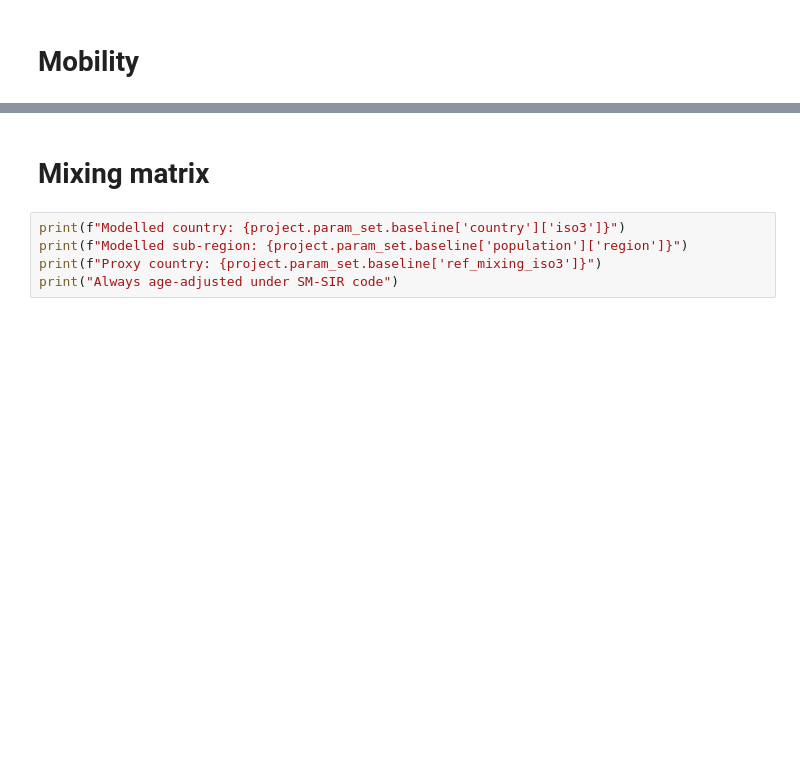
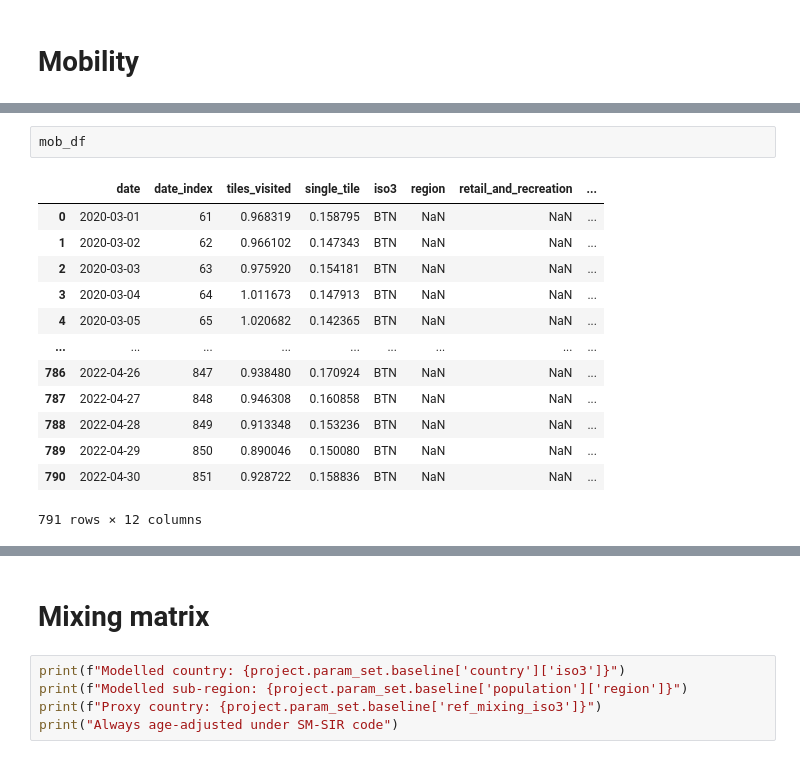
Before and after one commit to monash-emu/AuTuMN, a Jupyter notebook: notebooks/user/pjayasundara/bhutan_check_inputs.ipynb, the cells around one changed output, grey strips where cells are left out. Saved outputs shown, nothing was run; the diff lists cells and outputs as text; blank space fills up the shorter version.

```diff
--- a/notebooks/user/pjayasundara/bhutan_check_inputs.ipynb
+++ b/notebooks/user/pjayasundara/bhutan_check_inputs.ipynb
@@ -65,3 +67,19 @@ Whether mobility effects are turned on: False
+# %%
+mob_df
+# %% [output]
+|  | date | date_index | tiles_visited | single_tile | iso3 | region | retail_and_recreation | ... |
+| 0 | 2020-03-01 | 61 | 0.968319 | 0.158795 | BTN | NaN | NaN | ... |
+| 1 | 2020-03-02 | 62 | 0.966102 | 0.147343 | BTN | NaN | NaN | ... |
+| 2 | 2020-03-03 | 63 | 0.975920 | 0.154181 | BTN | NaN | NaN | ... |
+| 3 | 2020-03-04 | 64 | 1.011673 | 0.147913 | BTN | NaN | NaN | ... |
+| 4 | 2020-03-05 | 65 | 1.020682 | 0.142365 | BTN | NaN | NaN | ... |
+| ... | ... | ... | ... | ... | ... | ... | ... | ... |
+| 786 | 2022-04-26 | 847 | 0.938480 | 0.170924 | BTN | NaN | NaN | ... |
+| 787 | 2022-04-27 | 848 | 0.946308 | 0.160858 | BTN | NaN | NaN | ... |
+| 788 | 2022-04-28 | 849 | 0.913348 | 0.153236 | BTN | NaN | NaN | ... |
+| 789 | 2022-04-29 | 850 | 0.890046 | 0.150080 | BTN | NaN | NaN | ... |
+| 790 | 2022-04-30 | 851 | 0.928722 | 0.158836 | BTN | NaN | NaN | ... |
+791 rows × 12 columns
 # %%
 y_upper = 2.
 
```
Also changed, not shown: parts of 4 cells of this notebook, 8 other files.
